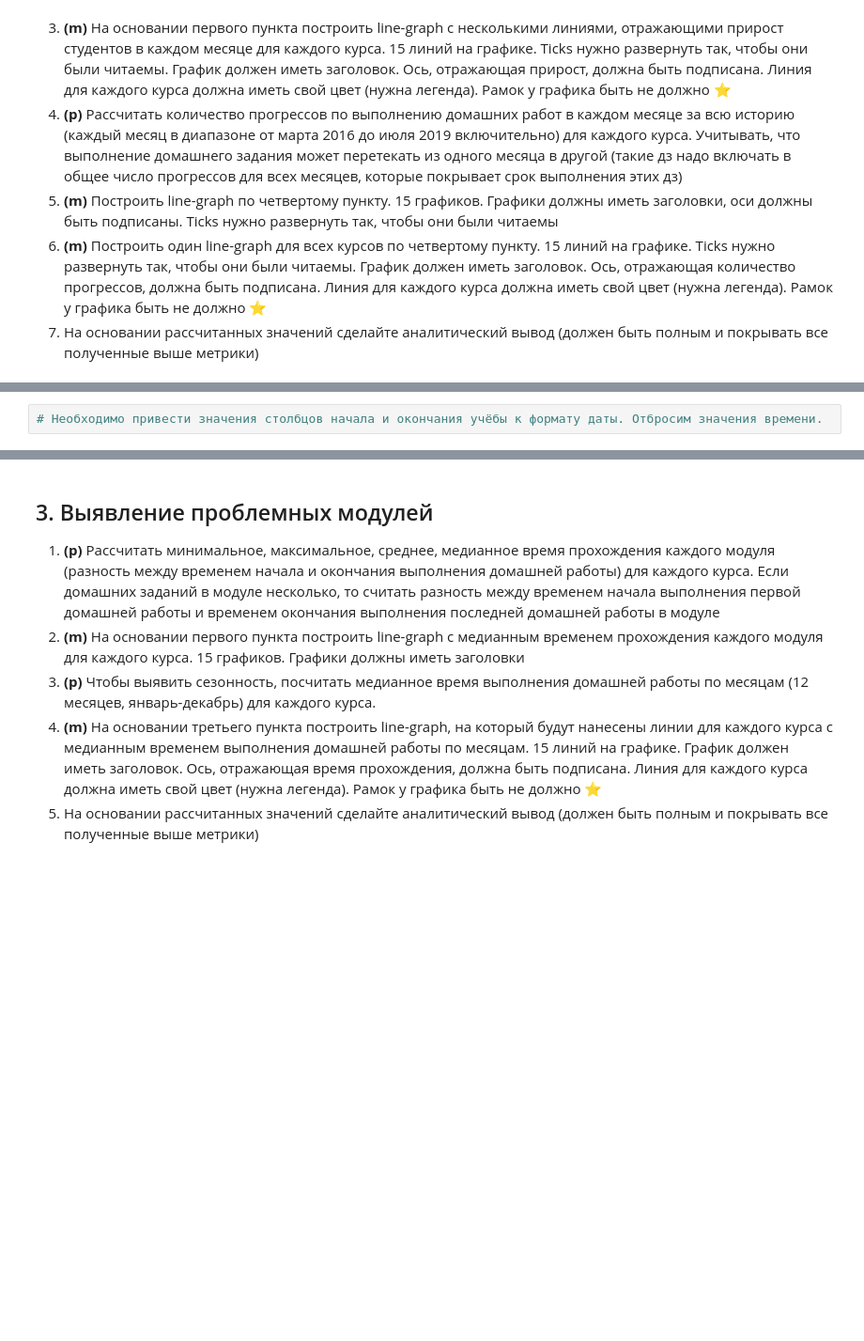
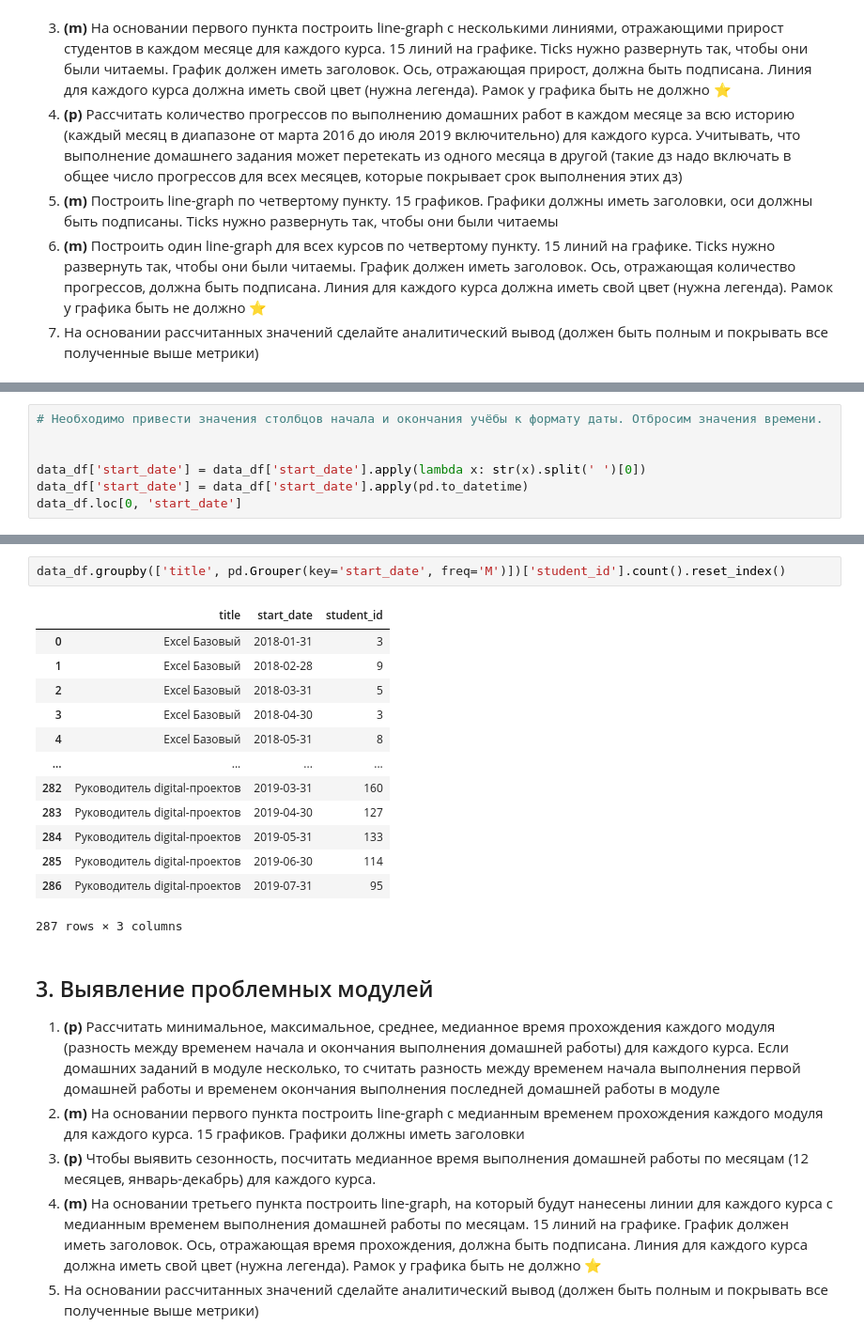
Before and after one commit to vegorovmsk/skillbox_ds_analytics_project_1, a Jupyter notebook: Coursework_analytics_1.ipynb, the cells around one changed output, grey strips where cells are left out. Shown: that part at 94% size. Saved outputs shown, nothing was run; the diff lists cells and outputs as text; blank space fills up the shorter version.

Commit message:
Convert start_date to datetime

```diff
--- a/Coursework_analytics_1.ipynb
+++ b/Coursework_analytics_1.ipynb
@@ -588,3 +603,8 @@ data_df.head()
 | 4 | 04ba6d0b40670c43a209141fa01fa784 | 1 | Введение в Motion Design. Тренды,... | 1 | Знакомство | aa344de3-1191-4e69-b485-61823118f71c | True | ... |
 # %%
 # Необходимо привести значения столбцов начала и окончания учёбы к формату даты. Отбросим значения времени.
+
+
+data_df['start_date'] = data_df['start_date'].apply(lambda x: str(x).split(' ')[0])
+data_df['start_date'] = data_df['start_date'].apply(pd.to_datetime)
+data_df.loc[0, 'start_date']
@@ -591,3 +613,19 @@ data_df.head()
+# %%
+data_df.groupby(['title', pd.Grouper(key='start_date', freq='M')])['student_id'].count().reset_index()
+# %% [output]
+|  | title | start_date | student_id |
+| 0 | Excel Базовый | 2018-01-31 | 3 |
+| 1 | Excel Базовый | 2018-02-28 | 9 |
+| 2 | Excel Базовый | 2018-03-31 | 5 |
+| 3 | Excel Базовый | 2018-04-30 | 3 |
+| 4 | Excel Базовый | 2018-05-31 | 8 |
+| ... | ... | ... | ... |
+| 282 | Руководитель digital-проектов | 2019-03-31 | 160 |
+| 283 | Руководитель digital-проектов | 2019-04-30 | 127 |
+| 284 | Руководитель digital-проектов | 2019-05-31 | 133 |
+| 285 | Руководитель digital-проектов | 2019-06-30 | 114 |
+| 286 | Руководитель digital-проектов | 2019-07-31 | 95 |
+287 rows × 3 columns
 # %% [markdown]
 ## 3. Выявление проблемных модулей
 
```
Also changed, not shown: parts of 7 cells of this notebook.
